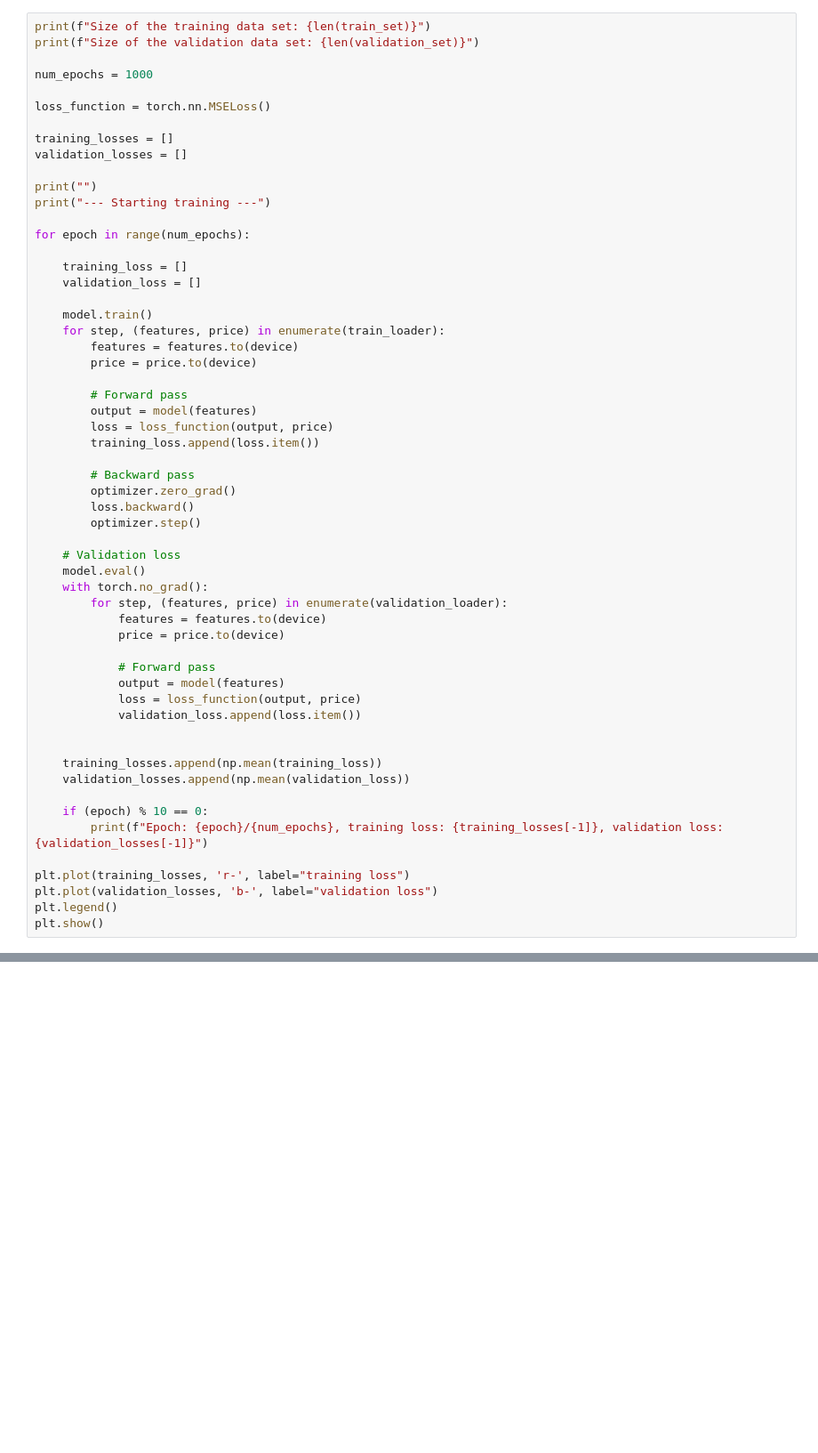
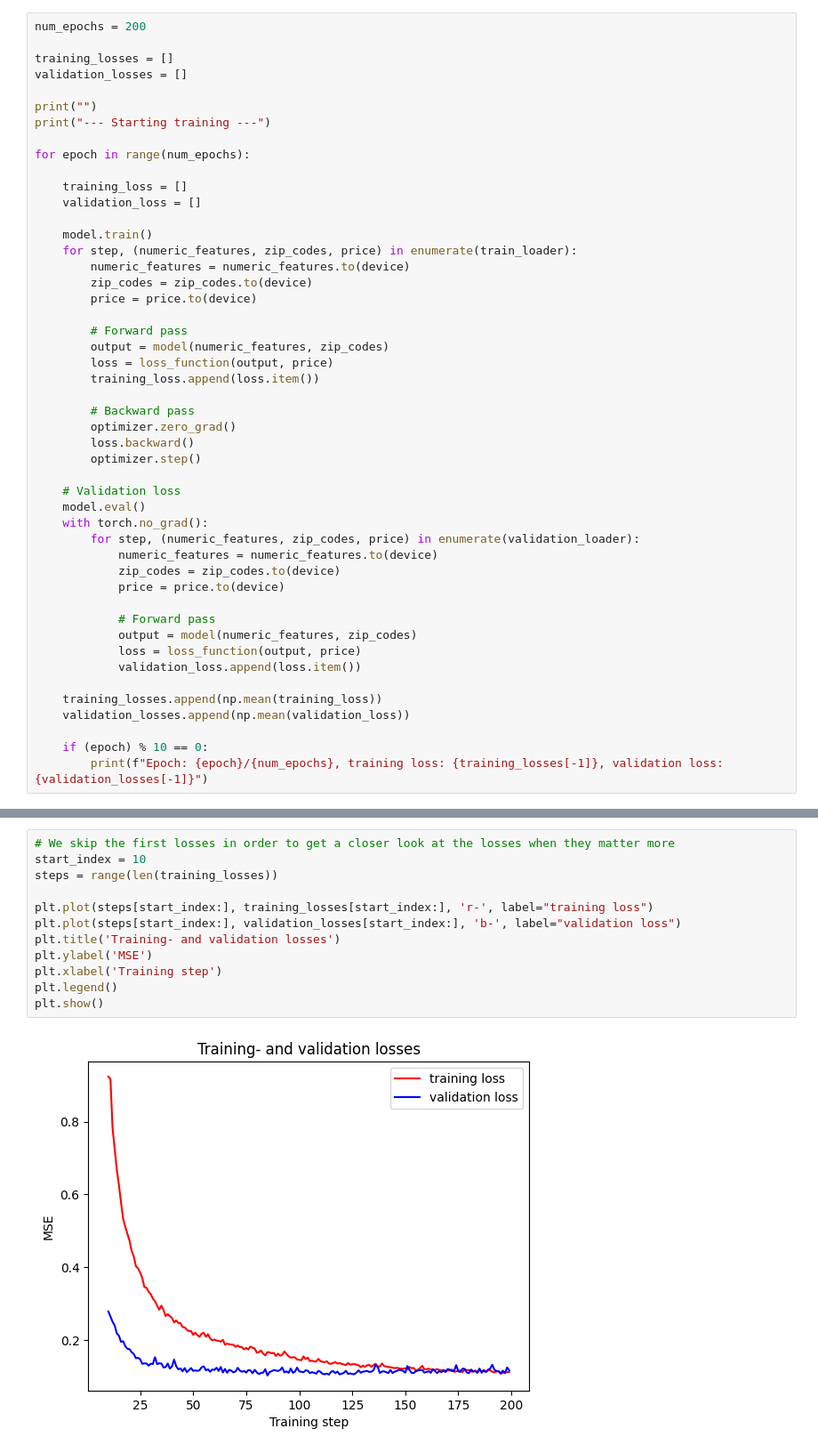
Before and after one commit to JarnoRalli/deep-learning-examples, a Jupyter notebook: PyTorch/house_price_prediction.ipynb, the cells around one changed output, grey strips where cells are left out. Shown at 89% size. Cells and saved outputs as stored; diff of their text form; blank space fills up the shorter version.

```diff
--- a/PyTorch/house_price_prediction.ipynb
+++ b/PyTorch/house_price_prediction.ipynb
@@ -232,10 +418,5 @@ optimizer = torch.optim.Adam(model.parameters(), lr=0.001)
 # %%
-print(f"Size of the training data set: {len(train_set)}")
-print(f"Size of the validation data set: {len(validation_set)}")
-
-num_epochs = 1000
-
-loss_function = torch.nn.MSELoss()
+num_epochs = 200
 
 training_losses = []
 validation_losses = []
@@ -249,12 +430,13 @@ for epoch in range(num_epochs):
     validation_loss = []
 
     model.train()
-    for step, (features, price) in enumerate(train_loader):
-        features = features.to(device)
+    for step, (numeric_features, zip_codes, price) in enumerate(train_loader):
+        numeric_features = numeric_features.to(device)
+        zip_codes = zip_codes.to(device)
         price = price.to(device)
 
         # Forward pass
-        output = model(features)
+        output = model(numeric_features, zip_codes)
         loss = loss_function(output, price)
         training_loss.append(loss.item())
 
@@ -266,24 +448,19 @@ for epoch in range(num_epochs):
     # Validation loss
     model.eval()
     with torch.no_grad():
-        for step, (features, price) in enumerate(validation_loader):
-            features = features.to(device)
+        for step, (numeric_features, zip_codes, price) in enumerate(validation_loader):
+            numeric_features = numeric_features.to(device)
+            zip_codes = zip_codes.to(device)
             price = price.to(device)
 
             # Forward pass
-            output = model(features)
+            output = model(numeric_features, zip_codes)
             loss = loss_function(output, price)
             validation_loss.append(loss.item())
-
 
     training_losses.append(np.mean(training_loss))
     validation_losses.append(np.mean(validation_loss))
 
     if (epoch) % 10 == 0:
         print(f"Epoch: {epoch}/{num_epochs}, training loss: {training_losses[-1]}, validation loss: {validation_losses[-1]}")
-
-plt.plot(training_losses, 'r-', label="training loss")
-plt.plot(validation_losses, 'b-', label="validation loss")
-plt.legend()
-plt.show()
 # %% [output]
@@ -308,3 +484,17 @@ Epoch: 990/1000, training loss: 0.8791596258387846, validation loss: 1.022180448
+# %%
+# We skip the first losses in order to get a closer look at the losses when they matter more
+start_index = 10
+steps = range(len(training_losses))
+
+plt.plot(steps[start_index:], training_losses[start_index:], 'r-', label="training loss")
+plt.plot(steps[start_index:], validation_losses[start_index:], 'b-', label="validation loss")
+plt.title('Training- and validation losses')
+plt.ylabel('MSE')
+plt.xlabel('Training step')
+plt.legend()
+plt.show()
+# %% [output]
+[figure, added]
 # %%
 # Show histogram of absolute error between the ground truth and the estimated prices
 model.eval()
```
Also changed, not shown: parts of 10 cells of this notebook, 22 other files.
